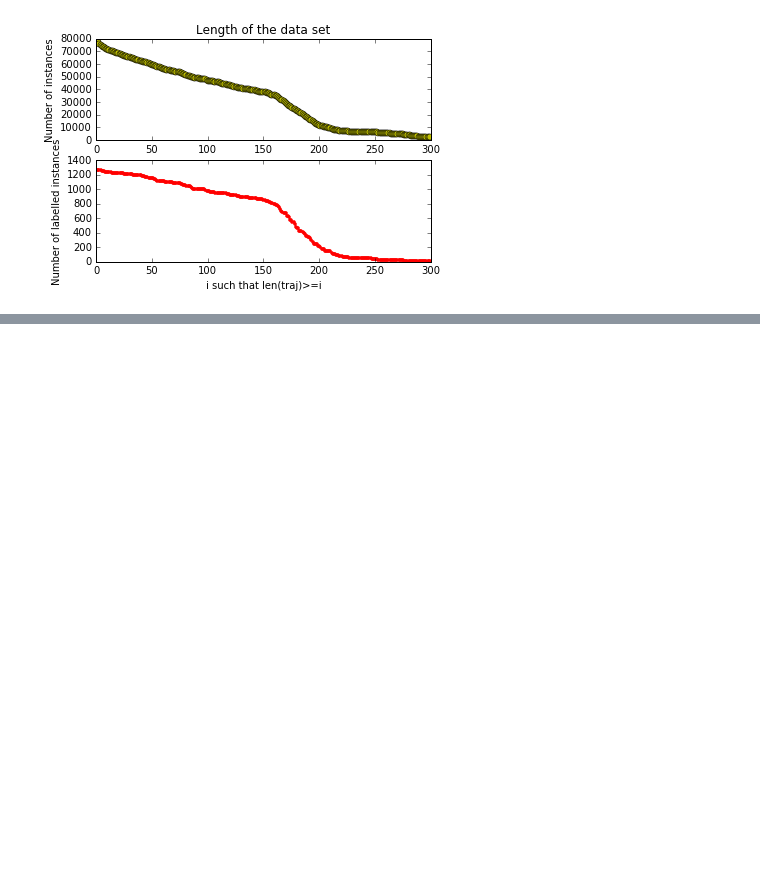
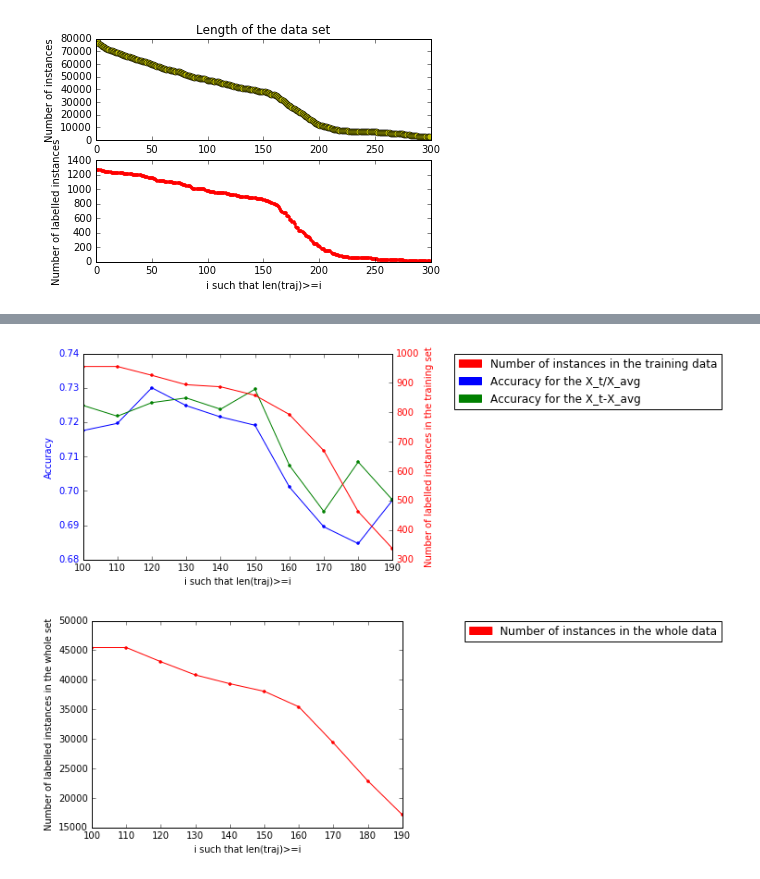
Before and after one commit to PeterJackNaylor/InternWork2, a Jupyter notebook: Normalization.ipynb, the cells around one changed output, grey strips where cells are left out. Saved outputs shown, nothing was run; the diff lists cells and outputs as text; code cells hidden in the pictures; blank space fills up the shorter version.

```diff
--- a/Normalization.ipynb
+++ b/Normalization.ipynb
@@ -484,0 +534,41 @@ D_filter
+# %%
+import matplotlib.patches as mpatches
+
+fig, ax1 = plt.subplots()
+t = np.array(range(M_b,M_e,step))
+s1 = D_filter[H2B_N_F_A.caract]
+ss1 = D_filter[H2B_N_D_A.caract]
+
+ax1.plot(t, s1, 'b.-') ## In blue is fraction
+ax1.plot(t, ss1,'g.-') ## In green is subtraction
+ax1.set_xlabel('i such that len(traj)>=i')
+# Make the y-axis label and tick labels match the line color.
+ax1.set_ylabel('Accuracy', color='b')
+for tl in ax1.get_yticklabels():
+    tl.set_color('b')
+
+
+ax2 = ax1.twinx()
+s2 = length_train
+ax2.plot(t, s2, 'r.-')
+ax2.set_ylabel('Number of labelled instances in the training set', color='r')
+for tl in ax2.get_yticklabels():
+    tl.set_color('r')
+
+red_patch   = mpatches.Patch(color='red', label='Number of instances in the training data')
+blue_patch  = mpatches.Patch(color='blue', label='Accuracy for the X_t/X_avg')
+green_patch  = mpatches.Patch(color='green', label='Accuracy for the X_t-X_avg')
+plt.legend(handles=[red_patch,blue_patch,green_patch],bbox_to_anchor=(1.2, 1), loc=2, borderaxespad=0.)
+
+plt.show()
+
+plt.plot(np.array(range(M_b,M_e,step)), length_data, 'r.-')
+plt.xlabel('i such that len(traj)>=i')
+plt.ylabel('Number of labelled instances in the whole set')
+
+red_patch   = mpatches.Patch(color='red', label='Number of instances in the whole data')
+plt.legend(handles=[red_patch],bbox_to_anchor=(1.2, 1), loc=2, borderaxespad=0)
+plt.show()
+# %% [output]
+[figure, added]
+[figure, added]
```
Also changed, not shown: parts of 8 cells of this notebook, 4 other files.
